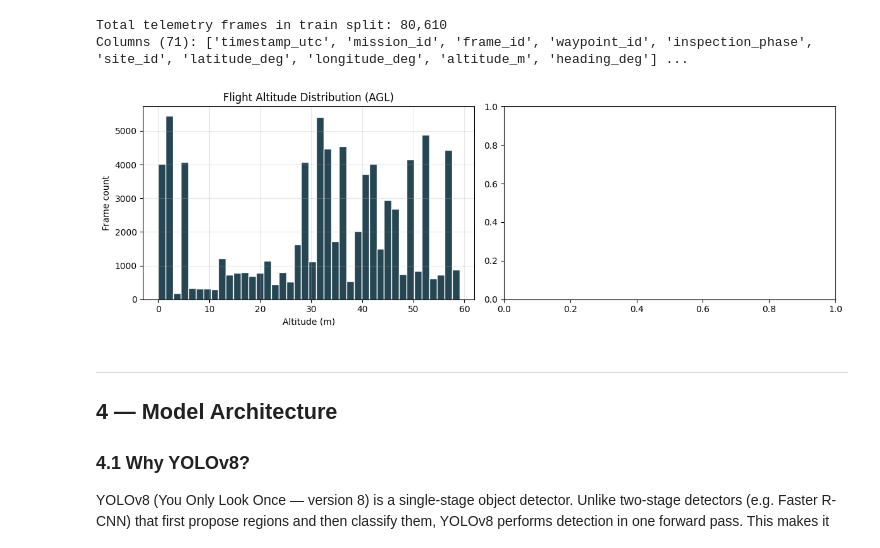
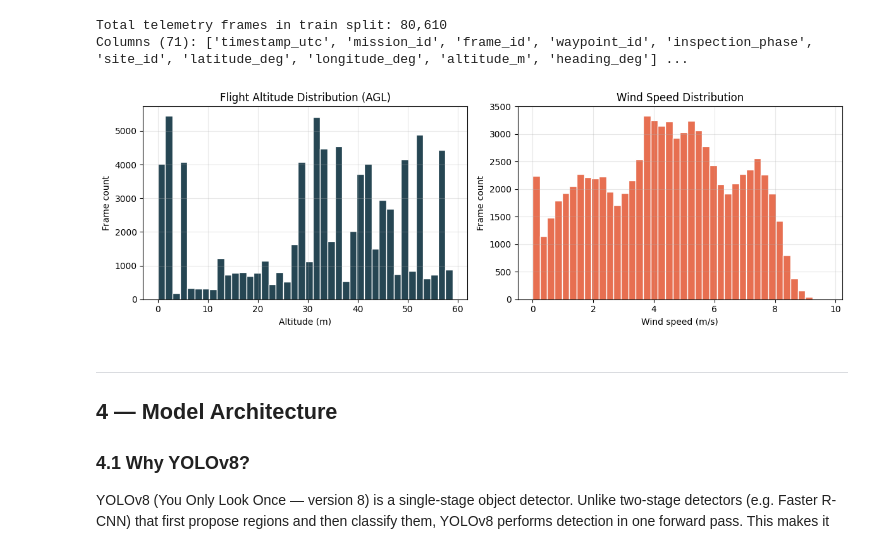
Before and after one commit to aalokai/TCSAMD, a Jupyter notebook: drone_tower_inspection_final.ipynb, the cells around one changed output. Drawn from its saved outputs; the diff is of its cells as text; code cells hidden in the pictures.

```diff
--- a/drone_tower_inspection_final.ipynb
+++ b/drone_tower_inspection_final.ipynb
@@ -420,28 +415,28 @@ Columns (71): ['timestamp_utc', 'mission_id', 'frame_id', 'waypoint_id', 'inspec
 # %%
 # ── Altitude vs wind-speed distribution ───────────────────────────────────────
 if "telem_all" in dir() and "altitude_m" in telem_all.columns:
     fig, axes = plt.subplots(1, 2, figsize=(12, 4))
 
     axes[0].hist(telem_all["altitude_m"].dropna(), bins=40, color="#264653", edgecolor="white")
     axes[0].set_title("Flight Altitude Distribution (AGL)")
     axes[0].set_xlabel("Altitude (m)")
     axes[0].set_ylabel("Frame count")
     axes[0].grid(alpha=0.3)
 
-    if "wind_speed" in telem_all.columns:
-        axes[1].hist(telem_all["wind_speed"].dropna(), bins=40, color="#e76f51", edgecolor="white")
+    if "wind_speed_ms" in telem_all.columns:
+        axes[1].hist(telem_all["wind_speed_ms"].dropna(), bins=40, color="#e76f51", edgecolor="white")
         axes[1].set_title("Wind Speed Distribution")
         axes[1].set_xlabel("Wind speed (m/s)")
         axes[1].set_ylabel("Frame count")
         axes[1].grid(alpha=0.3)
 
     plt.tight_layout()
     plt.savefig("telem_flight_stats.png", dpi=150)
     plt.show()
 else:
     print("Telemetry data not loaded — skipping altitude/wind plots.")
 # %% [output]
-[figure, old version]
+[figure, new version]
 # %% [markdown]
 ---
 ## 4 — Model Architecture
```
Also changed, not shown: parts of 19 cells of this notebook.
